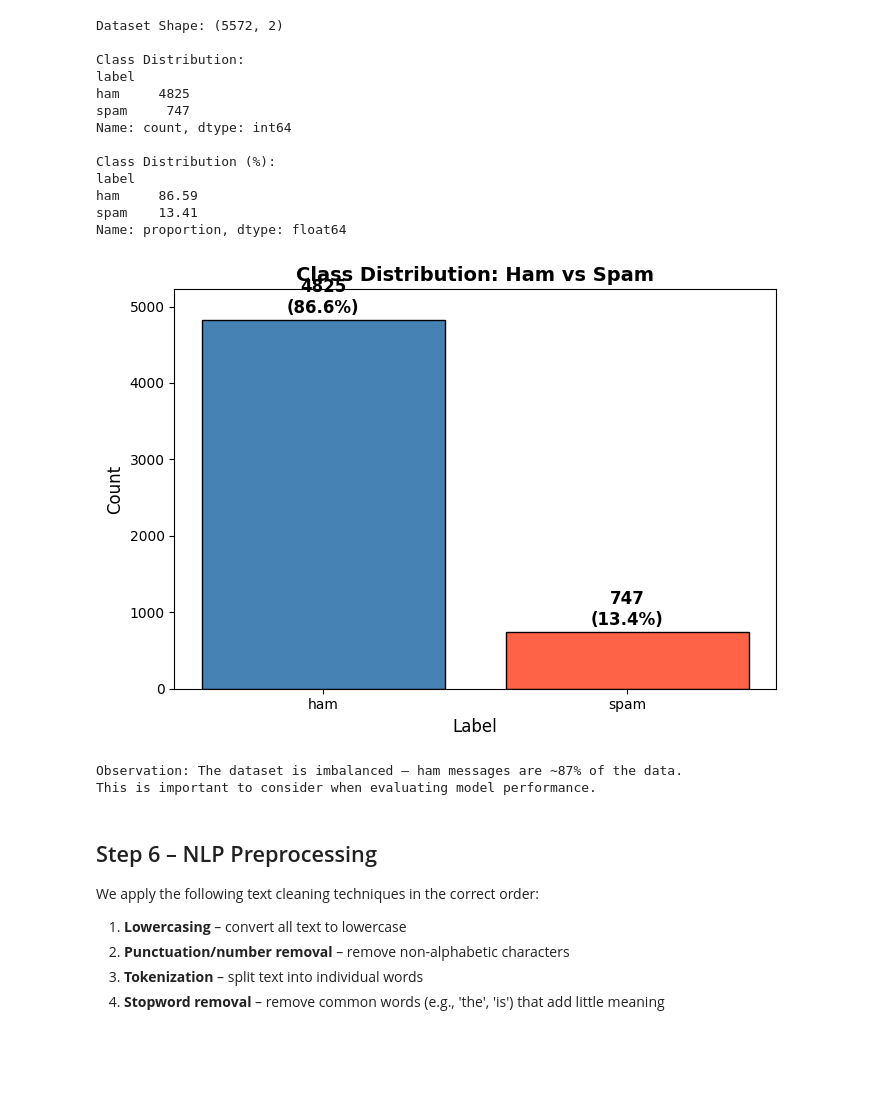
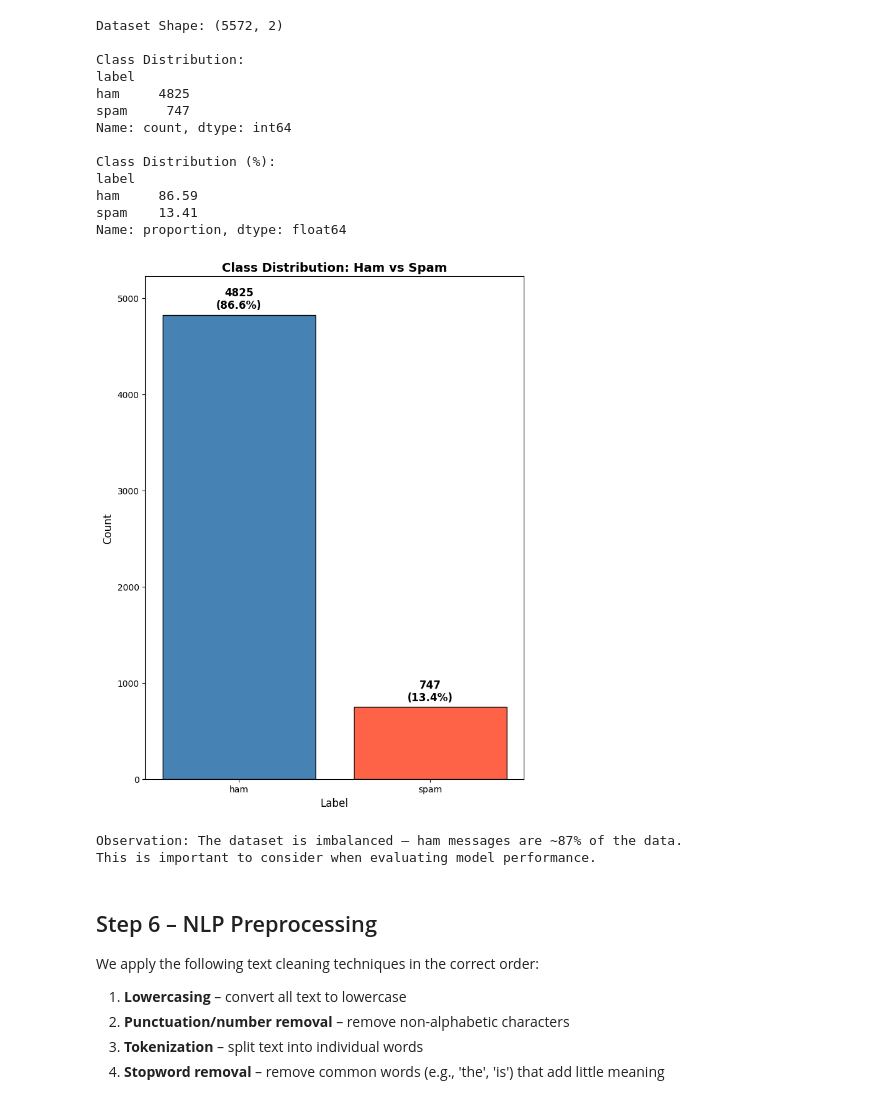
Before and after one commit to ParimalAhire/Lab-Assignment-4-NLP, a Jupyter notebook: LabAssignment_4_NLP.ipynb, the cells around one changed output. Drawn from its saved outputs; the diff is of its cells as text; code cells hidden in the pictures; blank space fills up the shorter version.

```diff
--- a/LabAssignment_4_NLP.ipynb
+++ b/LabAssignment_4_NLP.ipynb
@@ -167,31 +168,31 @@ Name: proportion, dtype: float64
 # %%
 # Visualize class distribution with a bar chart
 counts = df['label'].value_counts()
 
-plt.figure(figsize=(7, 5))
+plt.figure(figsize=(7, 9))
 bars = plt.bar(counts.index, counts.values, color=['steelblue', 'tomato'], edgecolor='black')
 
 # Annotate bars with counts and percentages
 for bar, count in zip(bars, counts.values):
     pct = count / len(df) * 100
     plt.text(
         bar.get_x() + bar.get_width() / 2,
         bar.get_height() + 40,
         f'{count}\n({pct:.1f}%)',
         ha='center', va='bottom', fontsize=12, fontweight='bold'
     )
 
 plt.title('Class Distribution: Ham vs Spam', fontsize=14, fontweight='bold')
 plt.xlabel('Label', fontsize=12)
 plt.ylabel('Count', fontsize=12)
 plt.ylim(0, max(counts.values) + 400)
 plt.tight_layout()
 plt.show()
 
 print('\nObservation: The dataset is imbalanced — ham messages are ~87% of the data.')
 print('This is important to consider when evaluating model performance.')
 # %% [output]
-[figure, old version]
+[figure, new version]
 Observation: The dataset is imbalanced — ham messages are ~87% of the data.
 This is important to consider when evaluating model performance.
 # %% [markdown]
```
Also changed, not shown: parts of 3 cells of this notebook, 5 other files.
